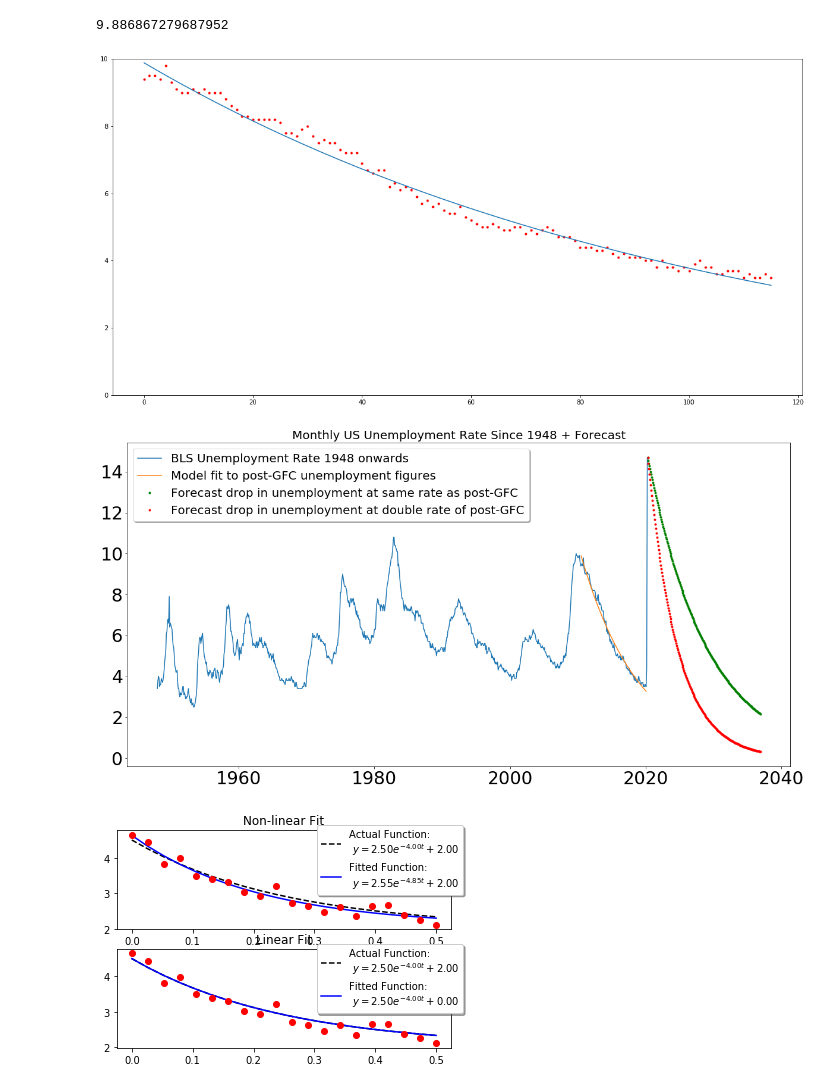
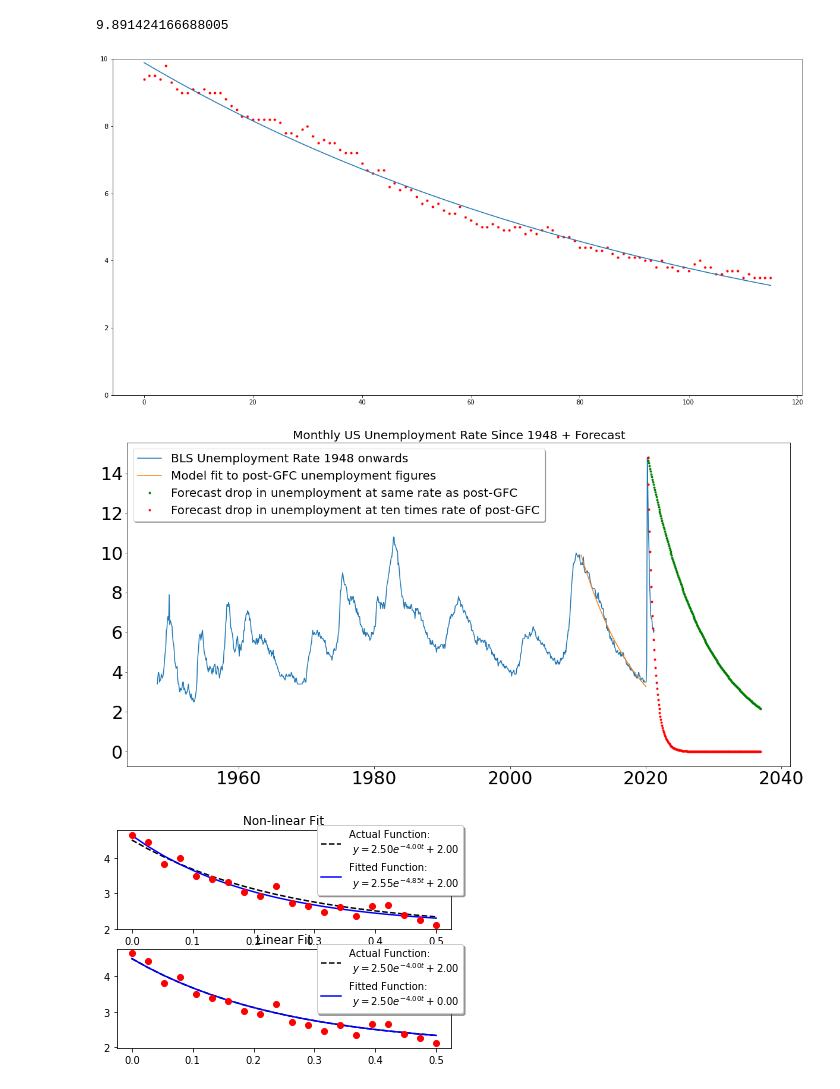
Before and after one commit to kootsoop/DSP.SE, a Jupyter notebook: Python/Employment Data Analysis.ipynb, the cells around one changed output. Drawn from its saved outputs; the diff is of its cells as text; code cells hidden in the pictures.

```diff
--- a/Python/Employment Data Analysis.ipynb
+++ b/Python/Employment Data Analysis.ipynb
@@ -39,45 +39,45 @@ def fit_exp_linear(t, y, C=0):
     return A, K
 
 # Non-linear Fit
-last_improvement = employment_data[750:len(employment_data)-2]
+last_improvement = employment_data[750:len(employment_data)-14]
 months = arange(len(last_improvement))
 
 A, K = fit_exp_linear(months, np.array(last_improvement))
 fit_y = model_func(months, A, K, 0)
 
-x_axis = arange(1948, 2020, 1/12)
-x_axis = list(x_axis) + list(arange(2020,2020.3,1/12))
+x_axis = arange(1948, 2021, 1/12)
+x_axis = list(x_axis) + list(arange(2021,2021.3,1/12))
 
 plt.figure(figsize=(20,10))
 plt.plot(months, last_improvement, 'r.')
 plt.plot(months, fit_y)
 plt.ylim(0,10)
 
 print(A)
 
 
 plt.figure(figsize=(20,10))
 ax = plt.gca()
 # We change the fontsize of minor ticks label
 ax.tick_params(axis='both', which='major', labelsize=30)
 plt.plot(x_axis, employment_data, label='BLS Unemployment Rate 1948 onwards')
 plt.plot((arange(len(last_improvement))+750)/12+1948, fit_y, label='Model fit to post-GFC unemployment figures')
 
 forecast_time = arange(200)
 forecast = model_func(forecast_time, employment_data[867], K, 0)
-plt.plot((forecast_time+len(employment_data))/12+1948, forecast, 'g.', label='Forecast drop in unemployment at same rate as post-GFC')
-forecast = model_func(forecast_time, employment_data[867], K*2, 0)
-plt.plot((forecast_time+len(employment_data))/12+1948, forecast, 'r.', label='Forecast drop in unemployment at double rate of post-GFC')
+plt.plot((forecast_time+len(employment_data))/12+1948 - 1, forecast, 'g.', label='Forecast drop in unemployment at same rate as post-GFC')
+forecast = model_func(forecast_time, employment_data[867], K*10, 0)
+plt.plot((forecast_time+len(employment_data))/12+1948 - 1, forecast, 'r.', label='Forecast drop in unemployment at ten times rate of post-GFC')
 plt.title('Monthly US Unemployment Rate Since 1948 + Forecast', fontsize=20)
 
 ax = plt.gca()
 ax.legend(loc='upper left', shadow=True, fontsize=20)
 
 plt.savefig('/Users/kootsoop/Pictures/unemployement_forecast.png')
 # %% [output]
-9.886867279687952
+9.891424166688005
 [figure]
-[figure, old version]
+[figure, new version]
 # %%
 import numpy as np
 import matplotlib.pyplot as plt
```
Also changed, not shown: 16 other files.
